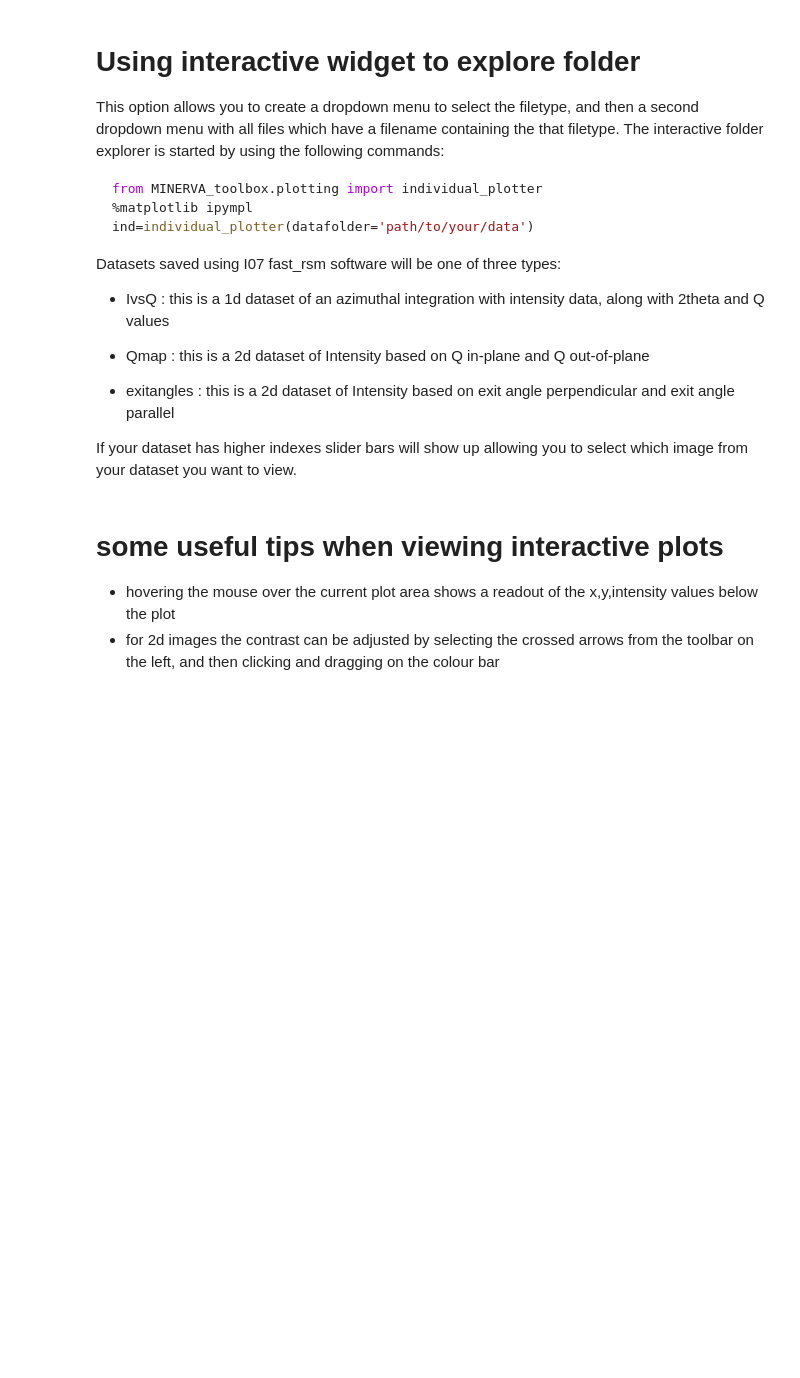
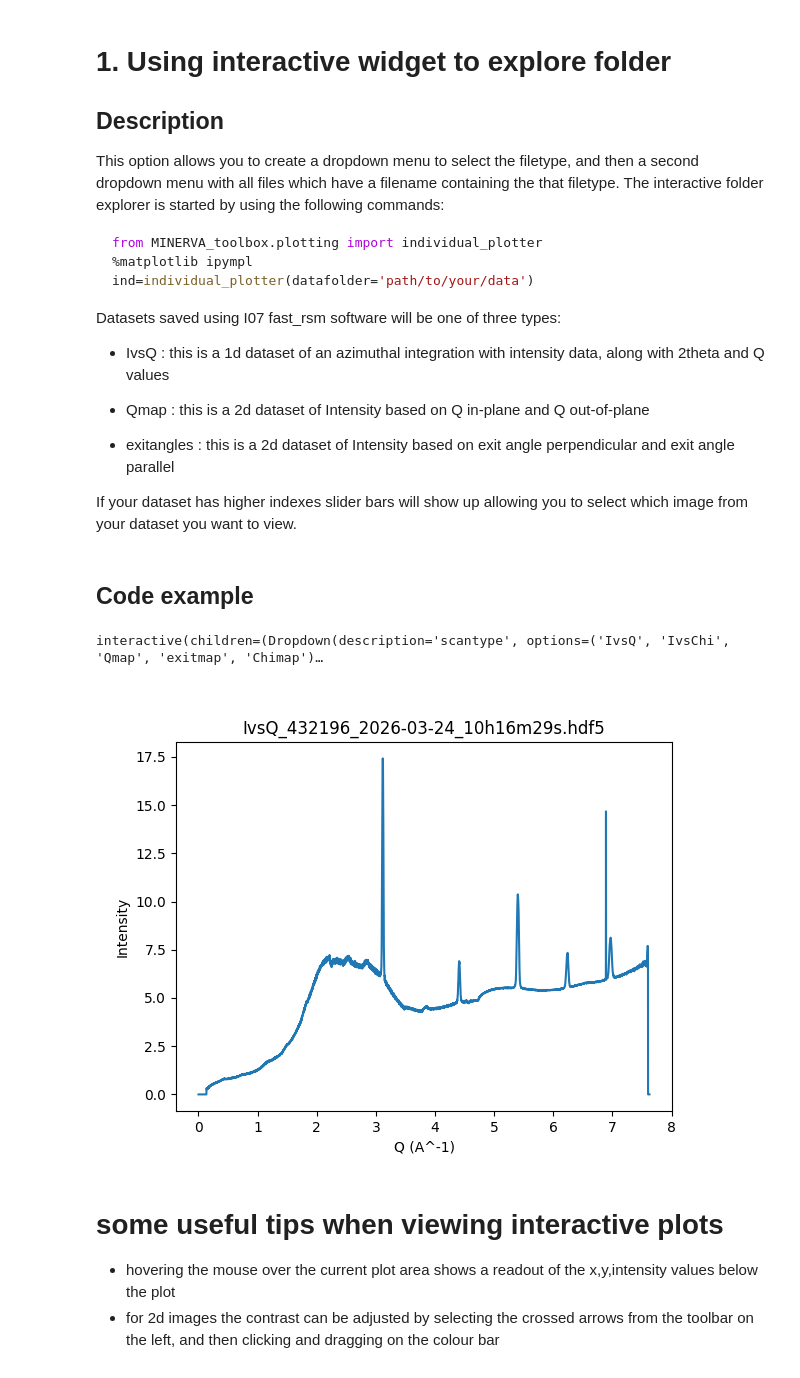
Before and after one commit to P-Mousley/MINERVA_training, a Jupyter notebook: MINERVA_toolbox_guide.ipynb, the cells around one changed output. Cells and saved outputs as stored; diff of their text form; code cells hidden in the pictures; blank space fills up the shorter version.

````diff
--- a/MINERVA_toolbox_guide.ipynb
+++ b/MINERVA_toolbox_guide.ipynb
@@ -3,6 +15,7 @@
 # %% [markdown]
-# Using interactive widget to explore folder
+# 1. Using interactive widget to explore folder
 
+## Description
 This option allows you to create a dropdown menu to select the filetype, and then a second dropdown menu with all files which have a filename containing the that filetype. The interactive folder explorer is started by using the following commands:
 
 ```python
@@ -30,10 +39,18 @@ If your dataset has higher indexes slider bars will show up allowing you to sele
+# %% [markdown]
+## Code example
 # %%
 from MINERVA_toolbox.plotting import individual_plotter, reset_plots
 #set interactive ipympl
 %matplotlib ipympl
 
 #create the plotter for individual datasets
-ind=individual_plotter(datafolder='example_data')
+folder1='/dls/i07/data/2026/cm44146-1/ExampleData/output'
+ind=individual_plotter(datafolder=folder1)
+                       #'/dls/science/groups/das/ExampleData/i07/fast_rsm_example_data/local_2026-04-02')
+                       #'/dls/science/groups/das/ExampleData/i07/fast_rsm_example_data/local_2026-03-31')
+# %% [output]
+interactive(children=(Dropdown(description='scantype', options=('IvsQ', 'IvsChi', 'Qmap', 'exitmap', 'Chimap')…
+[figure, added]
 # %% [markdown]
 # some useful tips when viewing interactive plots
 
````
Also changed, not shown: parts of 24 cells of this notebook.
